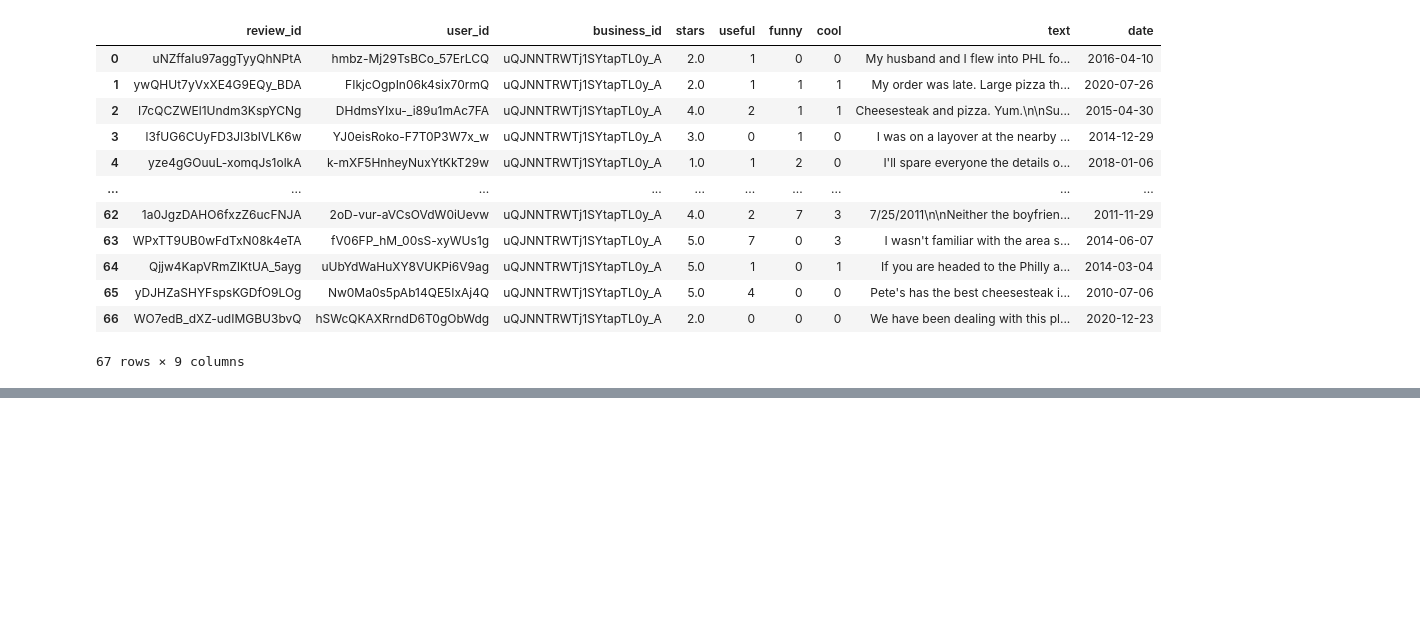
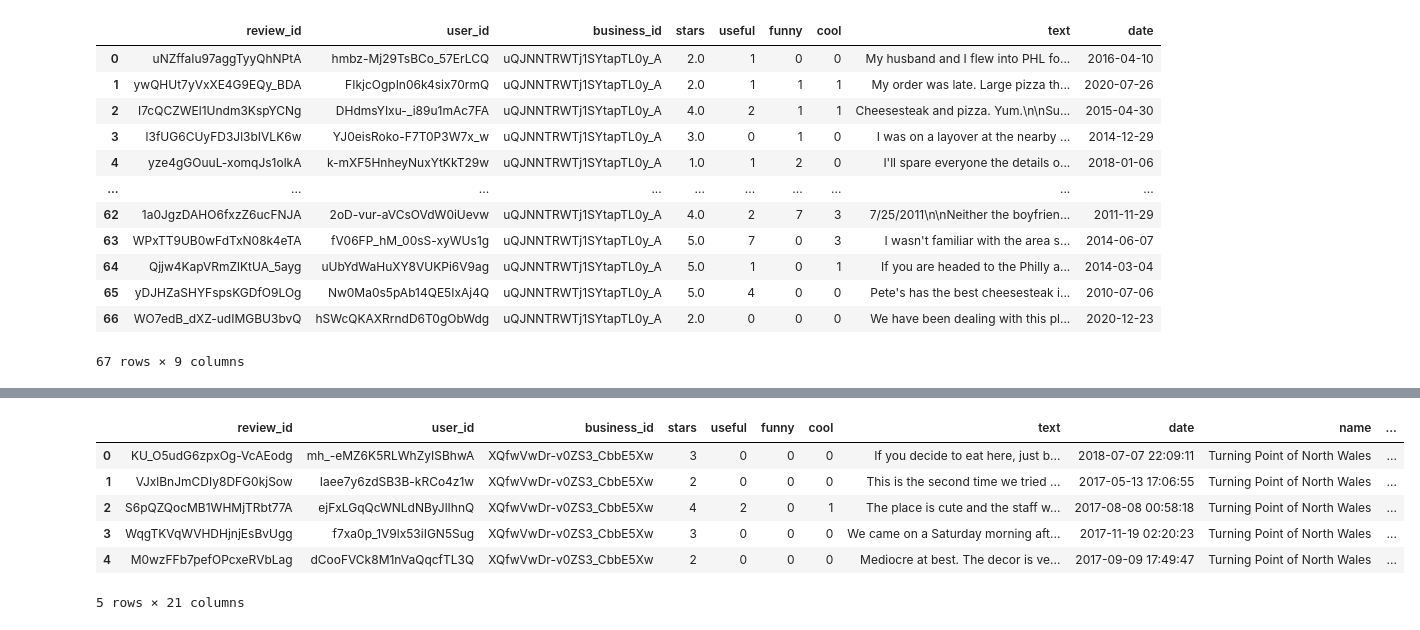
Before and after one commit to sairin94/yelp-recommendation, a Jupyter notebook: notebooks/explore_dataset.ipynb, the cells around one changed output, grey strips where cells are left out. Cells and saved outputs as stored; diff of their text form; code cells hidden in the pictures; blank space fills up the shorter version.

```diff
--- a/notebooks/explore_dataset.ipynb
+++ b/notebooks/explore_dataset.ipynb
@@ -147,0 +195,12 @@ Definitely not eating here ever again.
+# %%
+selected_columns = ['review_id', 'user_id', 'business_id', 'stars_x', 'useful', 'funny', 'cool', 'text', 'date', 'name', 'address', 'city', 'state', 'postal_code', 'latitude', 'longitude', 'review_count', 'is_open', 'attributes', 'categories', 'hours']
+filtered_restaurant_df = merged_df[selected_columns].rename(columns={'stars_x': 'stars'})
+filtered_restaurant_df.head()
+# %% [output]
+|  | review_id | user_id | business_id | stars | useful | funny | cool | text | date | name | ... |
+| 0 | KU_O5udG6zpxOg-VcAEodg | mh_-eMZ6K5RLWhZyISBhwA | XQfwVwDr-v0ZS3_CbbE5Xw | 3 | 0 | 0 | 0 | If you decide to eat here, just b... | 2018-07-07 22:09:11 | Turning Point of North Wales | ... |
+| 1 | VJxlBnJmCDIy8DFG0kjSow | Iaee7y6zdSB3B-kRCo4z1w | XQfwVwDr-v0ZS3_CbbE5Xw | 2 | 0 | 0 | 0 | This is the second time we tried ... | 2017-05-13 17:06:55 | Turning Point of North Wales | ... |
+| 2 | S6pQZQocMB1WHMjTRbt77A | ejFxLGqQcWNLdNByJlIhnQ | XQfwVwDr-v0ZS3_CbbE5Xw | 4 | 2 | 0 | 1 | The place is cute and the staff w... | 2017-08-08 00:58:18 | Turning Point of North Wales | ... |
+| 3 | WqgTKVqWVHDHjnjEsBvUgg | f7xa0p_1V9lx53iIGN5Sug | XQfwVwDr-v0ZS3_CbbE5Xw | 3 | 0 | 0 | 0 | We came on a Saturday morning aft... | 2017-11-19 02:20:23 | Turning Point of North Wales | ... |
+| 4 | M0wzFFb7pefOPcxeRVbLag | dCooFVCk8M1nVaQqcfTL3Q | XQfwVwDr-v0ZS3_CbbE5Xw | 2 | 0 | 0 | 0 | Mediocre at best. The decor is ve... | 2017-09-09 17:49:47 | Turning Point of North Wales | ... |
+5 rows × 21 columns
```
Also changed, not shown: parts of 25 cells of this notebook, 4 other files.
